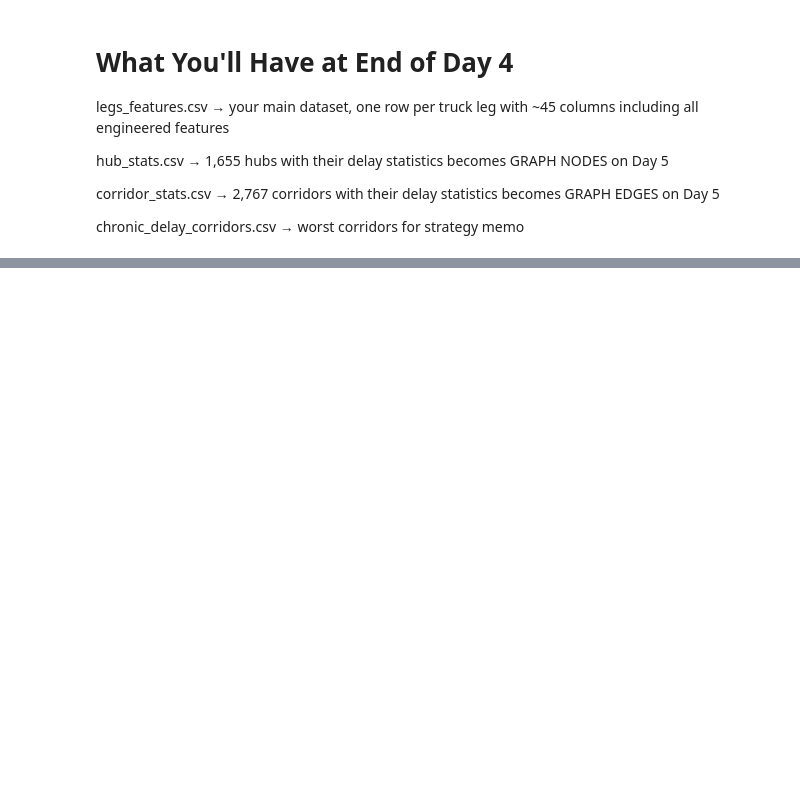
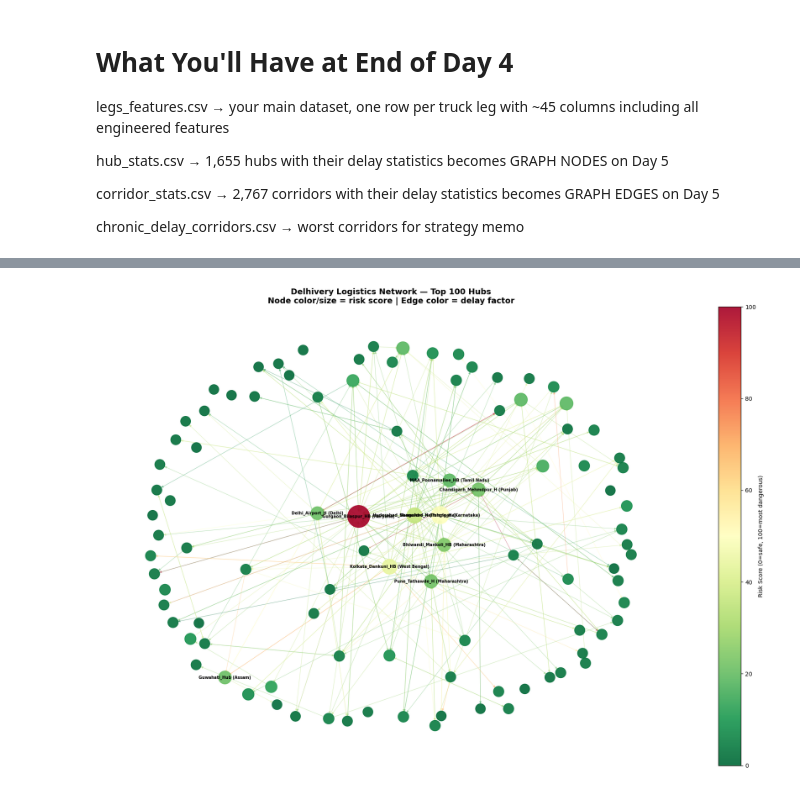
Before and after one commit to shabad023/IITG_summer_project, a Jupyter notebook: IITG_Code.ipynb, the cells around one changed output, grey strips where cells are left out. Cells and saved outputs as stored; diff of their text form; code cells hidden in the pictures; blank space fills up the shorter version.

```diff
--- a/IITG_Code.ipynb
+++ b/IITG_Code.ipynb
@@ -1444,0 +1777,16 @@ chronic_delay_corridors.csv → worst corridors for strategy memo
+# %%
+# Hub codes like IND388121AAA are unreadable
+# Get readable names from df_legs
+
+hub_names = df_legs[['source_center','source_name']].drop_duplicates()
+hub_names.columns = ['hub','hub_name']
+
+hub_metrics = hub_metrics.merge(hub_names, on='hub', how='left')
+hub_metrics['hub_name'] = hub_metrics['hub_name'].fillna(hub_metrics['hub'])
+
+print('=== TOP 10 BOTTLENECK HUBS WITH READABLE NAMES ===')
+print()
+print(hub_metrics[[
+    'hub_name', 'betweenness', 'in_degree', 'out_degree',
+    'hub_out_median_factor', 'hub_out_pct_delayed', 'risk_score_normalized'
+]].head(10).round(3).to_string())
@@ -1444,0 +1807,69 @@ chronic_delay_corridors.csv → worst corridors for strategy memo
+# %%
+# Full graph with 1655 nodes is too messy to visualize
+# Take top 100 hubs by degree (most connected hubs)
+# This shows the core backbone of Delhivery's network
+
+top_hubs = hub_metrics.sort_values('in_degree', ascending=False).head(100)['hub'].tolist()
+G_sub = G.subgraph(top_hubs).copy()
+
+# Layout — spring layout spaces nodes so connected ones are closer
+pos = nx.spring_layout(G_sub, seed=42, k=1.5)
+
+# Node colors based on risk score
+risk_dict = hub_metrics.set_index('hub')['risk_score_normalized'].to_dict()
+node_colors = [risk_dict.get(n, 0) for n in G_sub.nodes()]
+
+# Node sizes based on betweenness (bigger = more central)
+bc_dict = hub_metrics.set_index('hub')['betweenness'].to_dict()
+node_sizes = [300 + bc_dict.get(n, 0) * 5000 for n in G_sub.nodes()]
+
+# Edge colors based on delay (redder = more delayed)
+edge_colors = [G_sub[u][v]['weight'] for u, v in G_sub.edges()]
+
+fig, ax = plt.subplots(figsize=(18, 12))
+
+# Draw edges first (behind nodes)
+nx.draw_networkx_edges(
+    G_sub, pos,
+    edge_color=edge_colors,
+    edge_cmap=plt.cm.RdYlGn_r,
+    edge_vmin=1.0, edge_vmax=4.0,
+    alpha=0.4,
+    arrows=True,
+    arrowsize=8,
+    width=0.8,
+    ax=ax
+)
+
+# Draw nodes on top
+nodes = nx.draw_networkx_nodes(
+    G_sub, pos,
+    node_color=node_colors,
+    cmap=plt.cm.RdYlGn_r,
+    vmin=0, vmax=100,
+    node_size=node_sizes,
+    alpha=0.9,
+    ax=ax
+)
+
+# Label only top 10 riskiest hubs
+top10_hubs = hub_metrics.head(10)['hub'].tolist()
+labels = {
+    n: hub_metrics[hub_metrics['hub']==n]['hub_name'].values[0]
+    for n in G_sub.nodes() if n in top10_hubs
+}
+nx.draw_networkx_labels(G_sub, pos, labels, font_size=7, font_weight='bold', ax=ax)
+
+plt.colorbar(nodes, ax=ax, label='Risk Score (0=safe, 100=most dangerous)')
+ax.set_title(
+    'Delhivery Logistics Network — Top 100 Hubs\n'
+    'Node color/size = risk score | Edge color = delay factor',
+    fontsize=14, fontweight='bold'
+)
+ax.axis('off')
+plt.tight_layout()
+plt.savefig('network_graph.png', dpi=150)
+plt.show()
+print('Saved: network_graph.png')
+# %% [output]
+[figure, added]
```
Also changed, not shown: parts of 42 cells of this notebook, 19 other files.
